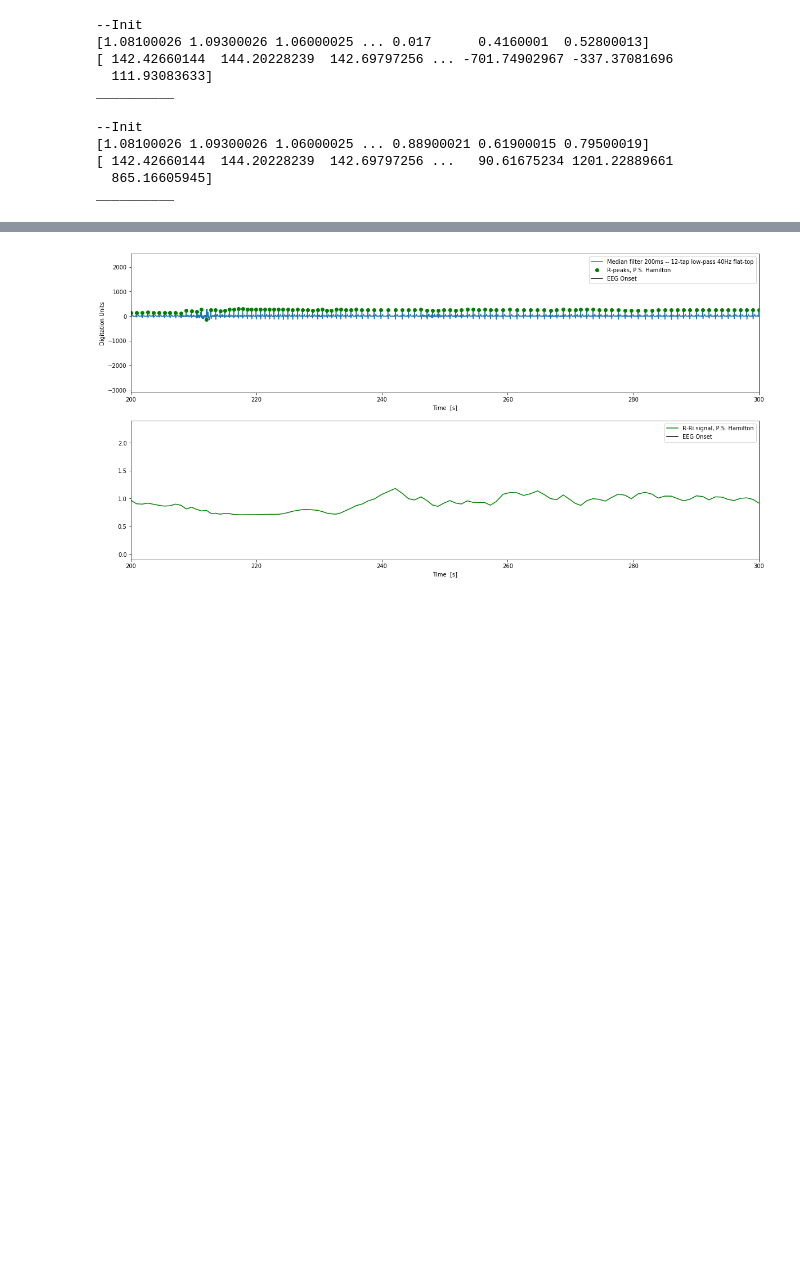
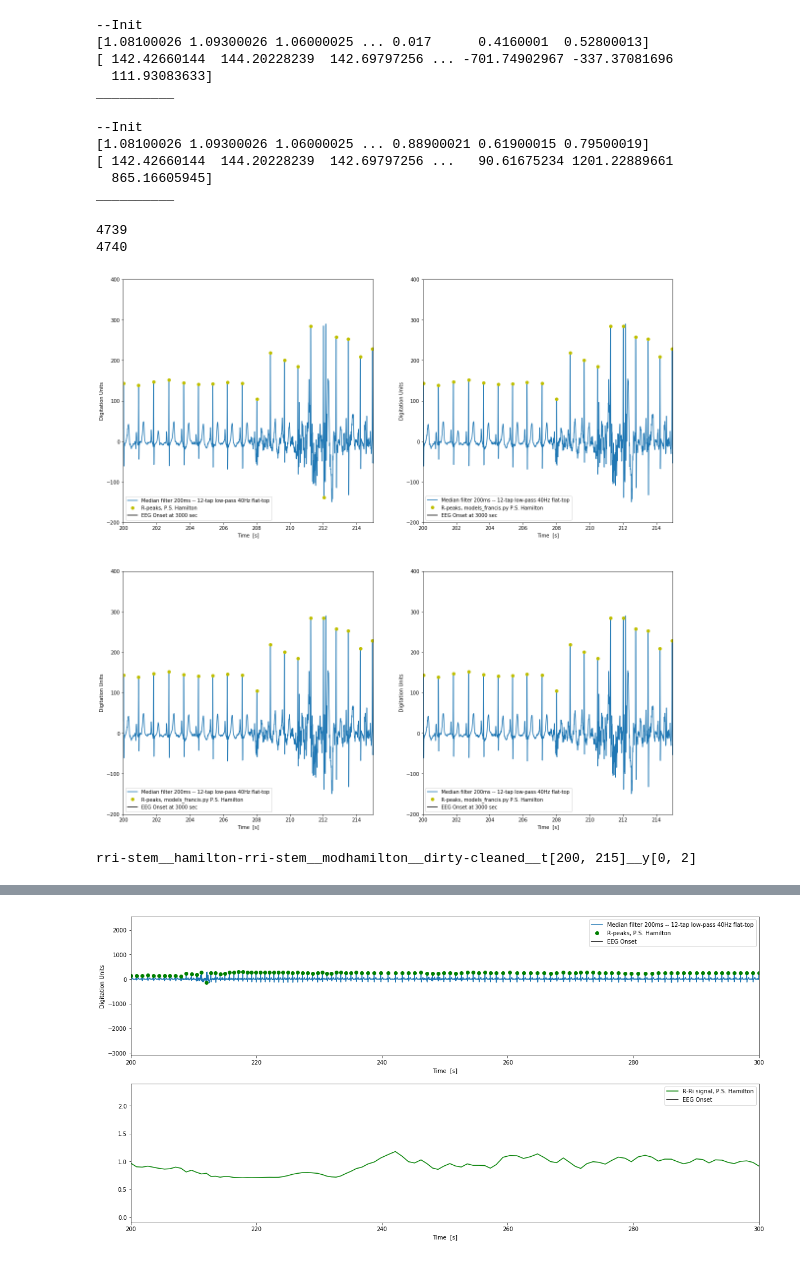
Before and after one commit to yinxiaojing1/pre_epi_seizures, a Jupyter notebook: pre_epi_seizures/hrv_computation.ipynb, the cells around one changed output, grey strips where cells are left out. Saved outputs shown, nothing was run; the diff lists cells and outputs as text; code cells hidden in the pictures; blank space fills up the shorter version.

```diff
--- a/pre_epi_seizures/hrv_computation.ipynb
+++ b/pre_epi_seizures/hrv_computation.ipynb
@@ -361,6 +363,83 @@ cleaned_rri_hamilton = rri_hamilton[valid_peaks_hamilton]
 
 time_sec_cleaned_rri_modhamilton = time_sec_rri_modhamilton[valid_peaks_modhamilton]
 cleaned_rri_modhamilton = rri_modhamilton[valid_peaks_modhamilton]
+# %%
+# Experiment with ECG
+
+
+cleaned_rpeaks_hamilton = rpeaks_hamilton[1:][valid_peaks_hamilton]
+cleaned_rpeaks_modhamilton = rpeaks_modhamilton[1:][valid_peaks_modhamilton]
+# %% [output]
+4739
+4740
+# %%
+# Compare RRI computation between P.S. Hamilton and modified
+# (Test object-based plotting)
+
+window = [200, 215]
+
+ecg_y_window = [-200, 400]
+
+rri_y_window = [0, 2]
+
+# Plot the signal
+fig = plt.figure(figsize=(20, 20))
+
+plt.subplot(2, 2, 1)
+plt.plot(time_sec, medianFIR_ecg.T,
+         label='Median filter 200ms -- 12-tap low-pass 40Hz flat-top')
+plt.plot(time_sec[rpeaks_hamilton], medianFIR_ecg.T[rpeaks_hamilton], 'yo',
+         label='R-peaks, P.S. Hamilton')
+plt.axvline(x=50*60, c='k', label='EEG Onset at {} sec'.format(50*60))
+plt.xlabel('Time  [s]')
+plt.ylabel('Digitation Units')
+plt.xlim(window)
+plt.ylim(ecg_y_window)
+plt.legend(loc=3)
+
+plt.subplot(2, 2, 2)
+plt.plot(time_sec, medianFIR_ecg.T,
+         label='Median filter 200ms -- 12-tap low-pass 40Hz flat-top')
+plt.plot(time_sec[rpeaks_modhamilton], medianFIR_ecg.T[rpeaks_modhamilton], 'yo',
+         label='R-peaks, models_francis.py P.S. Hamilton')
+plt.axvline(x=50*60, c='k', label='EEG Onset at {} sec'.format(50*60))
+plt.xlabel('Time  [s]')
+plt.ylabel('Digitation Units')
+plt.xlim(window)
+plt.ylim(ecg_y_window)
+plt.legend(loc=3)
+
+
+plt.subplot(2, 2, 3)
+plt.plot(time_sec, medianFIR_ecg.T,
+         label='Median filter 200ms -- 12-tap low-pass 40Hz flat-top')
+plt.plot(time_sec[rpeaks_modhamilton], medianFIR_ecg.T[rpeaks_modhamilton], 'yo',
+         label='R-peaks, models_francis.py P.S. Hamilton')
+plt.axvline(x=50*60, c='k', label='EEG Onset at {} sec'.format(50*60))
+plt.xlabel('Time  [s]')
+plt.ylabel('Digitation Units')
+plt.xlim(window)
+plt.ylim(ecg_y_window)
+plt.legend(loc=3)
+
+plt.subplot(2, 2, 4)
+plt.plot(time_sec, medianFIR_ecg.T,
+         label='Median filter 200ms -- 12-tap low-pass 40Hz flat-top')
+plt.plot(time_sec[rpeaks_modhamilton], medianFIR_ecg.T[rpeaks_modhamilton], 'yo',
+         label='R-peaks, models_francis.py P.S. Hamilton')
+plt.axvline(x=50*60, c='k', label='EEG Onset at {} sec'.format(50*60))
+plt.xlabel('Time  [s]')
+plt.ylabel('Digitation Units')
+plt.xlim(window)
+plt.ylim(ecg_y_window)
+plt.legend(loc=3)
+
+plt.show()
+
+print 'rri-stem__hamilton-rri-stem__modhamilton__dirty-cleaned__t{}__y{}'.format(window, rri_y_window)
+# %% [output]
+[figure, added]
+rri-stem__hamilton-rri-stem__modhamilton__dirty-cleaned__t[200, 215]__y[0, 2]
 # %%
 # Compare RRI computation between P.S. Hamilton and modified
 # (Test object-based plotting)
```
Also changed, not shown: parts of 14 cells of this notebook, 1 other file.
